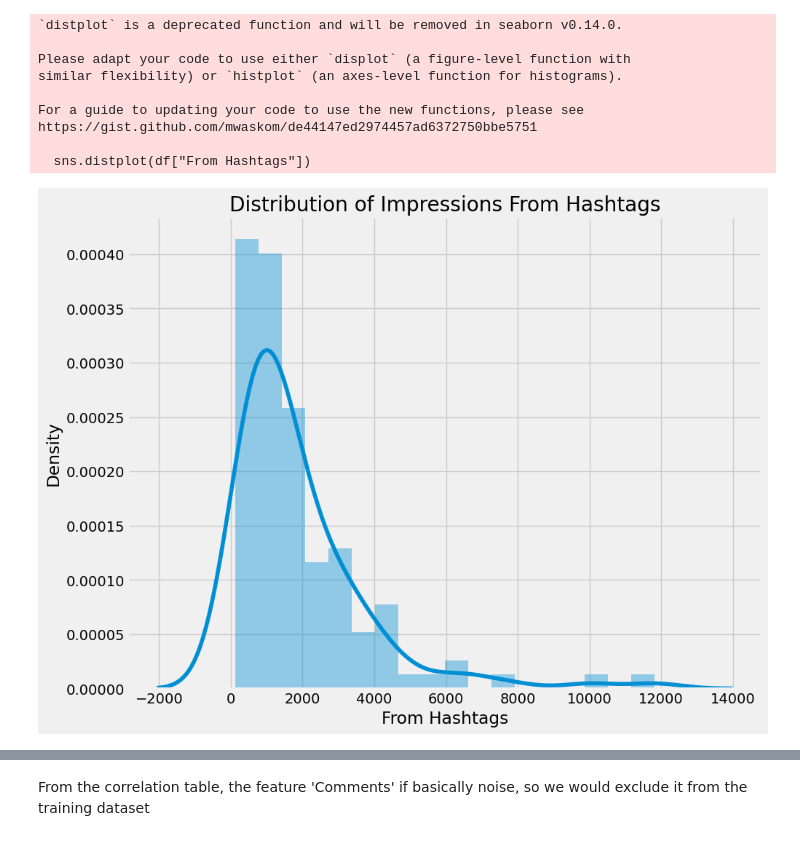
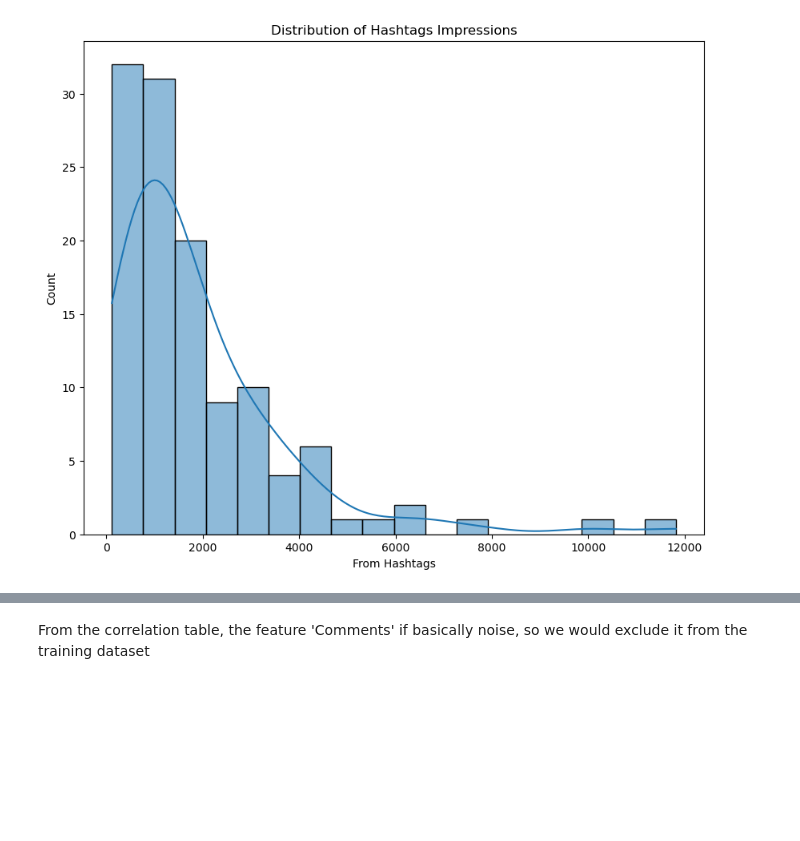
Before and after one commit to ayomide-100/instagram-reach-analysis, a Jupyter notebook: notebooks/reach-analysis_eda.ipynb, the cells around one changed output, grey strips where cells are left out. Saved outputs shown, nothing was run; the diff lists cells and outputs as text; code cells hidden in the pictures; blank space fills up the shorter version.

```diff
--- a/notebooks/reach-analysis_eda.ipynb
+++ b/notebooks/reach-analysis_eda.ipynb
@@ -24,3 +28,5 @@ df = pd.read_csv("../data/InstagramData.csv", encoding = 'latin1')
+# %%
+df = df.drop("Unnamed: 0", axis=1)
 # %%
 df.isnull().sum()
 # %% [output]
@@ -40,6 +48,4 @@ Hashtags          0
 dtype: int64
-# %%
-df = df.dropna()
 # %%
 df.info()
 # %% [output]
@@ -66,7 +69,5 @@ memory usage: 12.2+ KB
+# %%
+df['Timestamp'] = pd.to_datetime(df['Timestamp'])
 # %%
-plt.figure(figsize = (10, 8))
-plt.style.use("fivethirtyeight")
-plt.title("Distribution of Impressions From Home")
-sns.distplot(df["From Home"])
-plt.show()
+sns_plot_with_kde(data=df, x="From Home", title="Distribution of Home Impressions")
 # %% [output]
@@ -83,18 +75,5 @@ https://gist.github.com/mwaskom/de44147ed2974457ad6372750bbe5751
 # %%
-plt.figure(figsize = (10, 8))
-plt.style.use("fivethirtyeight")
-plt.title("Distribution of Impressions From Hashtags")
-sns.distplot(df["From Hashtags"])
-plt.show()
+sns_plot_with_kde(data=df, x="From Hashtags", title="Distribution of Hashtags Impressions")
 # %% [output]
-`distplot` is a deprecated function and will be removed in seaborn v0.14.0.
-
-Please adapt your code to use either `displot` (a figure-level function with
-similar flexibility) or `histplot` (an axes-level function for histograms).
-
-For a guide to updating your code to use the new functions, please see
-https://gist.github.com/mwaskom/de44147ed2974457ad6372750bbe5751
-
-  sns.distplot(df["From Hashtags"])
-[figure, old version]
+[figure, new version]
 # %%
```
Also changed, not shown: parts of 33 cells of this notebook, 10 other files.
